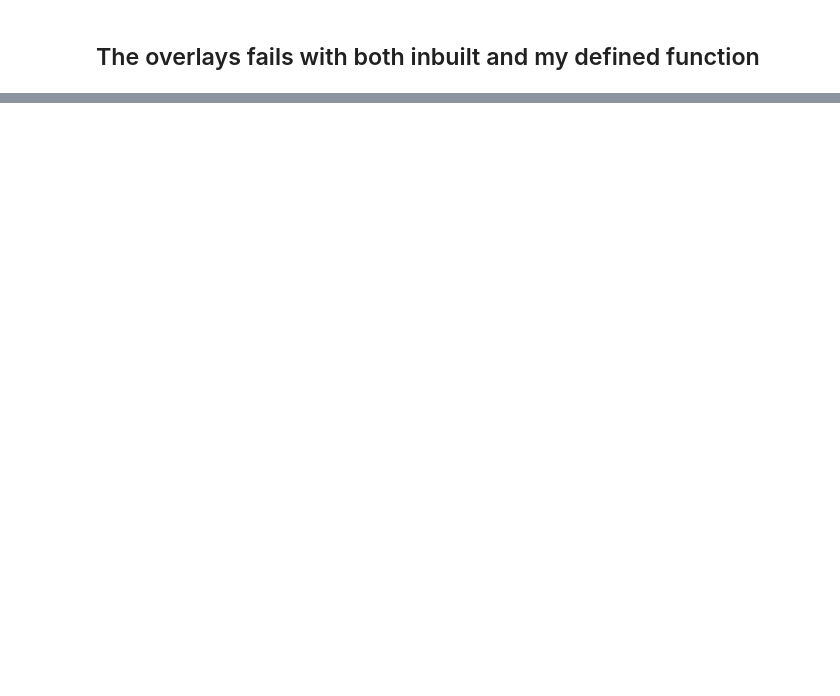
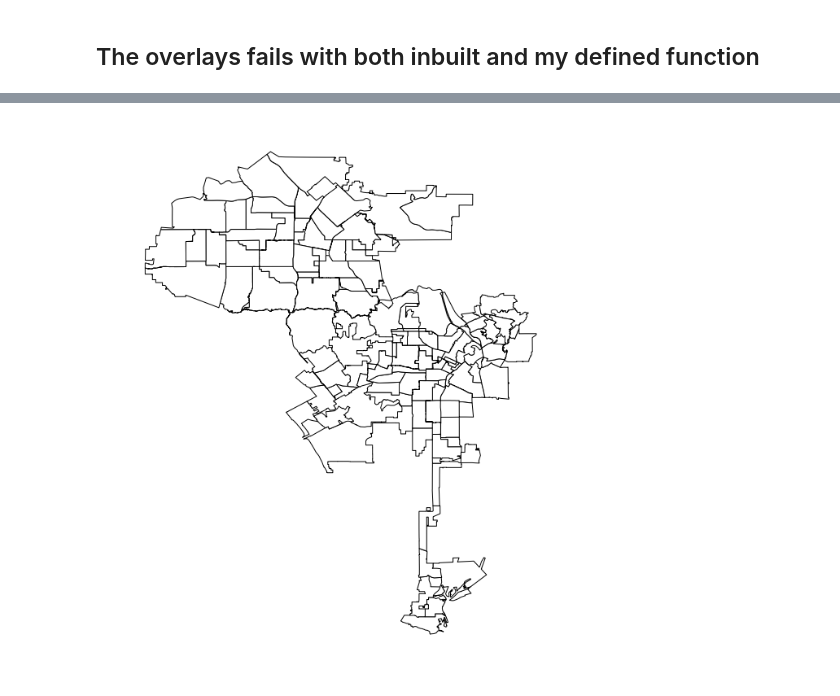
Before and after one commit to gauravcusp/ARGO_Labs, a Jupyter notebook: Week2.ipynb, the cells around one changed output, grey strips where cells are left out. Saved outputs shown, nothing was run; the diff lists cells and outputs as text; code cells hidden in the pictures; blank space fills up the shorter version.

```diff
--- a/Week2.ipynb
+++ b/Week2.ipynb
@@ -297,0 +516,19 @@ cdc.head()
+# %%
+df1 = council.copy()
+df2 = nbd.copy()
+df1['geometry'] = df1.geometry.buffer(0)
+df2['geometry'] = df2.geometry.buffer(0)
+# %%
+df1 = df1.to_crs( epsg = 4326)
+df2 = df2.to_crs( epsg = 4326)
+spatial_index = df2.sindex
+df1['bbox'] = df1.geometry.apply(lambda x: x.bounds)
+df1['sidx']=df1.bbox.apply(lambda x:list(spatial_index.intersection(x)))
+pairs = df1['sidx'].to_dict()
+nei = []
+for i,j in pairs.items():
+            for k in j:
+                nei.append([i,k])
+pairs = gpd.GeoDataFrame(nei, columns=['idx1','idx2'], crs=df1.crs)
+pairs = pairs.merge(df1, left_on='idx1', right_index=True)
+pairs = pairs.merge(df2, left_on='idx2', right_index=True, suffixes=['_1','_2'])
@@ -297,0 +544,15 @@ cdc.head()
+# %%
+pairs['Intersection'] = pairs.apply(lambda x: (x['geometry_1'].intersection(x['geometry_2'])).buffer(0), axis=1)
+# %%
+pairs = gpd.GeoDataFrame(pairs, columns=pairs.columns, crs=df1.crs)
+cols = pairs.columns.tolist()
+cols.remove('geometry_1')
+cols.remove('geometry_2')
+cols.remove('sidx')
+cols.remove('bbox')
+cols.remove('Intersection')
+dfinter = pairs[cols+['Intersection']].copy()
+dfinter.rename(columns={'Intersection':'geometry'}, inplace=True)
+dfinter = gpd.GeoDataFrame(dfinter, columns=dfinter.columns, crs=pairs.crs)
+dfinter = dfinter.loc[dfinter.geometry.is_empty==False]
+dfinter.drop(['idx1','idx2'], inplace=True, axis=1)
@@ -297,0 +568,5 @@ cdc.head()
+# %%
+ax = dfinter.plot(color='w', edgecolor='k', figsize=(12,12))
+ax.axis('off');
+# %% [output]
+[figure, added]
```
Also changed, not shown: parts of 31 cells of this notebook, 2 other files.
